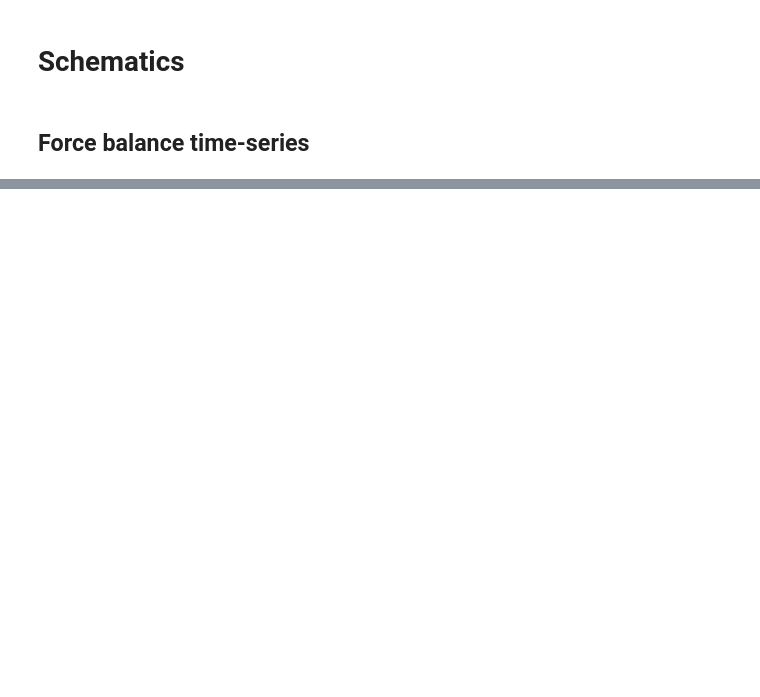
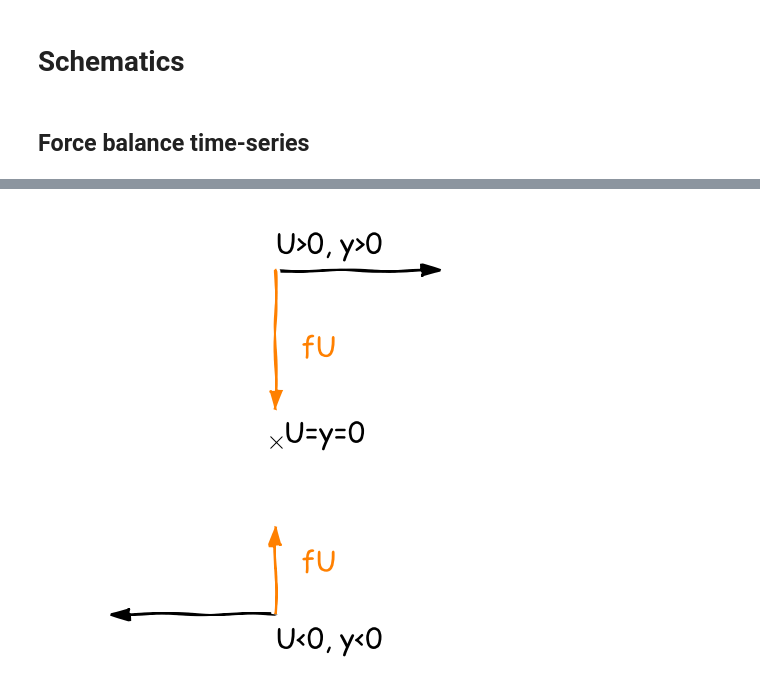
Before and after one commit to dcherian/xkcd-like-schematic, a Jupyter notebook: schematics.ipynb, the cells around one changed output, grey strips where cells are left out. Drawn from its saved outputs; the diff is of its cells as text; code cells hidden in the pictures; blank space fills up the shorter version.

```diff
--- a/schematics.ipynb
+++ b/schematics.ipynb
@@ -98,0 +102,30 @@ plt.savefig('images/integrate-schematic.png')
+# %%
+th = np.linspace(0,2*np.pi,100)
+r = 1
+with plt.xkcd():
+    #plt.plot(r*np.cos(th), r*np.sin(th), color='k')
+    ax = plt.gca()
+    plt.hold(True)
+    plt.axis('image')
+    plt.plot(0,0,'kx')
+    plt.xlim([-1.3,1.3])
+    plt.ylim([-1.3,1.3])
+    # mark velocity
+    plt.arrow(0,1,0.85,0, head_width=0.07, color='black')
+    plt.arrow(0,-1,-0.85,0, head_width=0.07, color='black')
+    plt.text(0,1.1,'U>0, y>0')
+    plt.text(0.05,0,'U=y=0')
+    plt.text(0,-1.2,'U<0, y<0')
+    # mark coriolis forces
+    colorcor = coloram
+    plt.arrow(0,1,0,-0.7, color=colorcor, head_width=0.07)
+    plt.arrow(0,-1,0,0.4, color=colorcor, head_width=0.07)
+    plt.text(0.15,0.5, 'fU', color=colorcor)
+    plt.text(0.15,-0.75, 'fU', color=colorcor)
+    ax.get_xaxis().set_visible(False)
+    ax.get_yaxis().set_visible(False)
+    plt.box(None)
+
+plt.savefig('images/byuforce.png', bbox_inches='tight')
+# %% [output]
+[figure, added]
```
Also changed, not shown: parts of 3 cells of this notebook.
